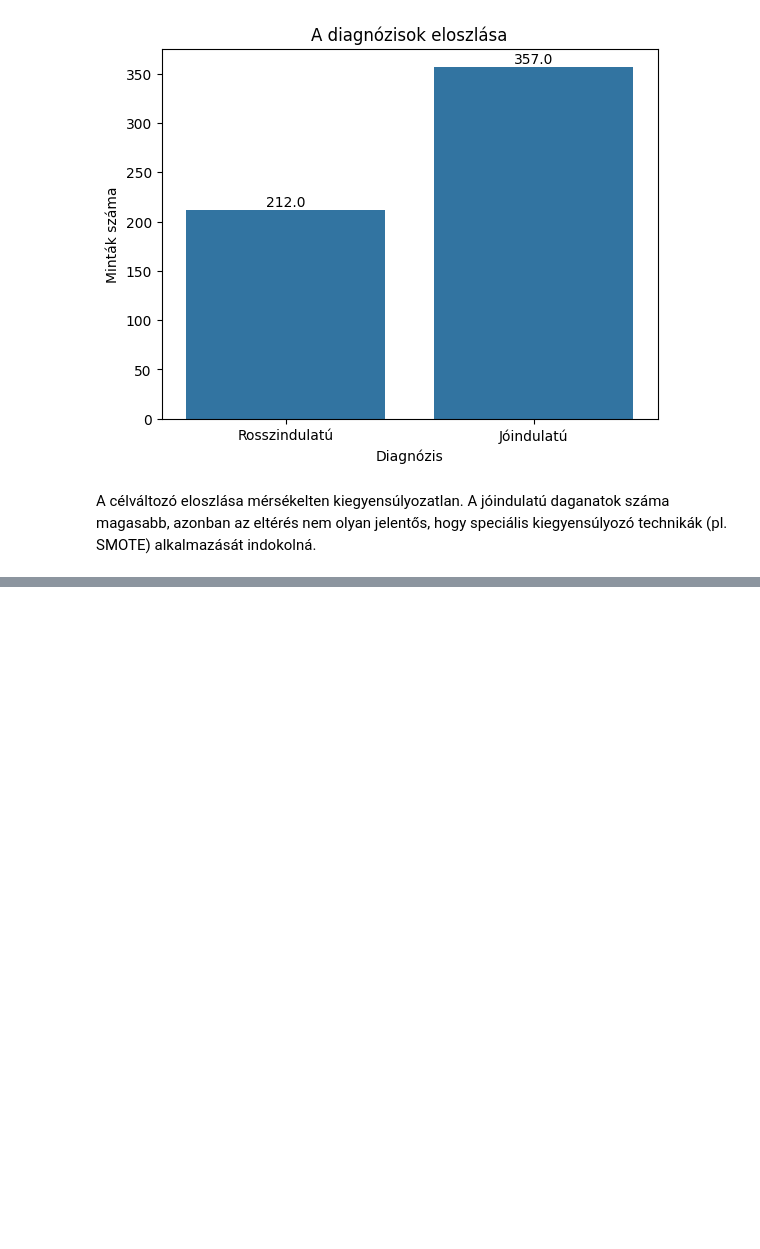
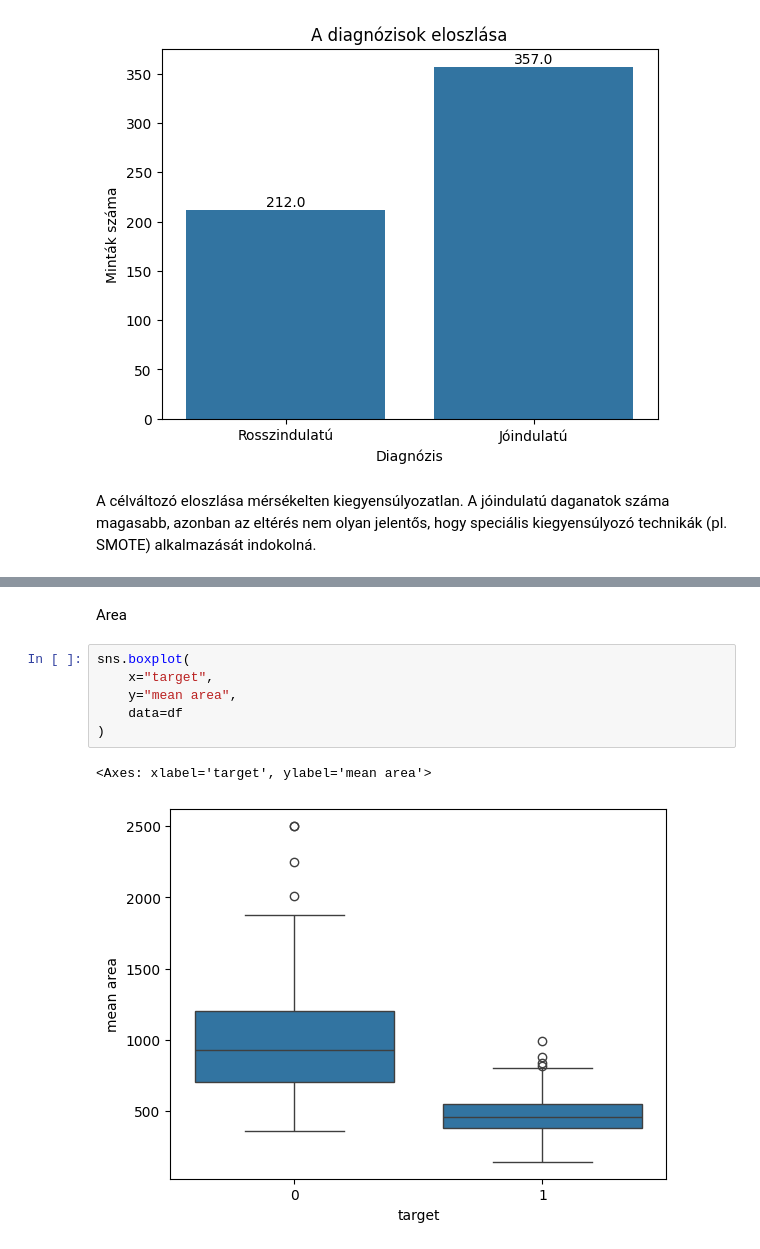
Before and after one commit to RaczNikoletta/Artificial-intelligence, a Jupyter notebook: PE_SupervisedML/beadando.ipynb, the cells around one changed output, grey strips where cells are left out. Drawn from its saved outputs; the diff is of its cells as text; blank space fills up the shorter version.

```diff
--- a/PE_SupervisedML/beadando.ipynb
+++ b/PE_SupervisedML/beadando.ipynb
@@ -107,0 +130,11 @@ A célváltozó eloszlása mérsékelten kiegyensúlyozatlan. A jóindulatú dag
+# %% [markdown]
+Area
+# %%
+sns.boxplot(
+    x="target",
+    y="mean area",
+    data=df
+)
+# %% [output]
+<Axes: xlabel='target', ylabel='mean area'>
+[figure, added]
```
Also changed, not shown: parts of 13 cells of this notebook.
